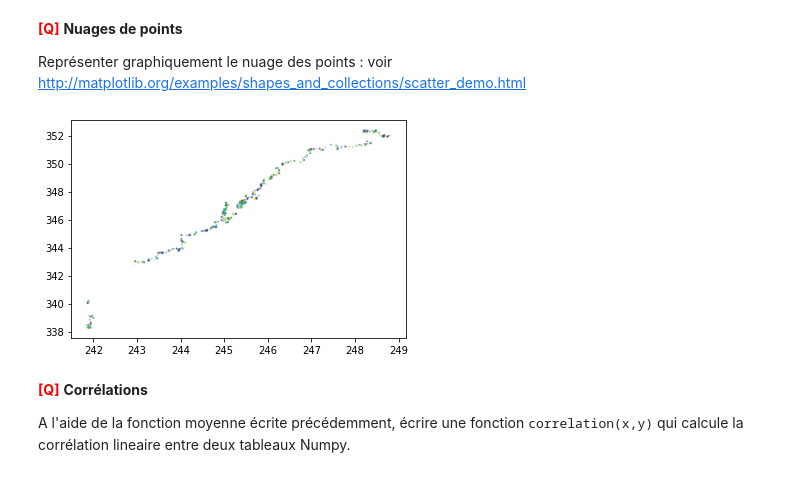
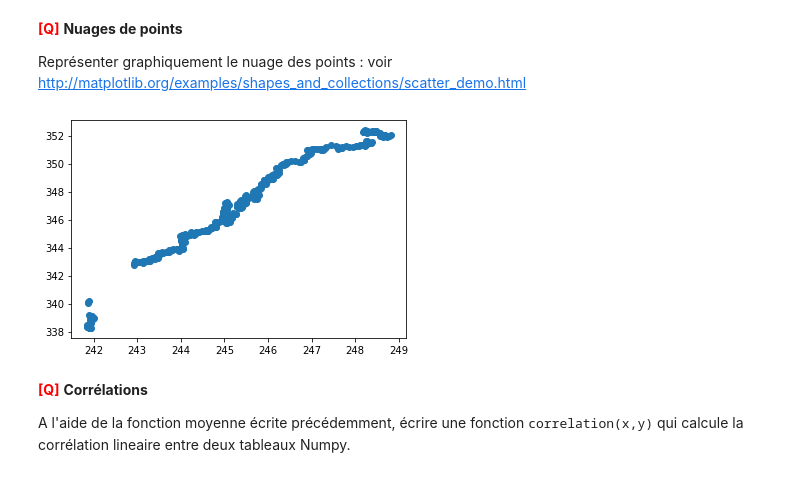
Before and after one commit to ZheWANG1/Sciences-des-donn-es, a Jupyter notebook: tme-01/tme-01-Wang-Lin.ipynb, the cells around one changed output. Cells and saved outputs as stored; diff of their text form; code cells hidden in the pictures.

```diff
--- a/tme-01/tme-01-Wang-Lin.ipynb
+++ b/tme-01/tme-01-Wang-Lin.ipynb
@@ -783,16 +769,11 @@ prix_ca_ny.head()
 
 
 Représenter graphiquement le nuage des points : voir <http://matplotlib.org/examples/shapes_and_collections/scatter_demo.html>
-# %%
-N=449
-x=prix_ca_ny['HighQ_x']
-y=prix_ca_ny['HighQ_y']
-colors = np.random.rand(N)
-area = np.pi * (1 * np.random.rand(N))**2
-plt.scatter(x, y, s=area, c=colors, alpha=0.5)
-plt.show()
-# %% [output]
-[figure, removed]
+# %%
+plt.scatter(prix_ca_ny["HighQ_x"], prix_ca_ny["HighQ_y"])
+plt.show()
+# %% [output]
+[figure, added]
 # %% [markdown]
 <font color="RED" size="+1">**[Q]**</font> **Corrélations**
 
```
Also changed, not shown: parts of 7 cells of this notebook, 35 other files.
